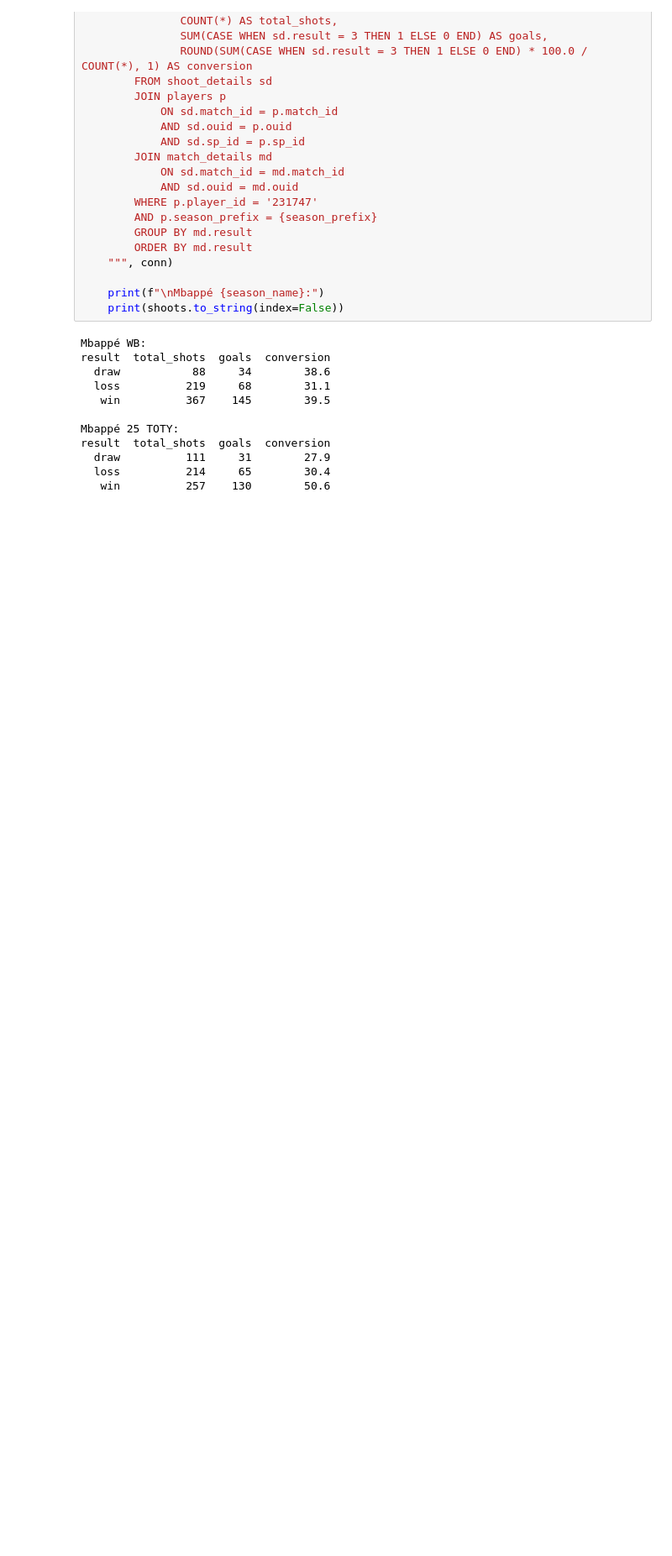
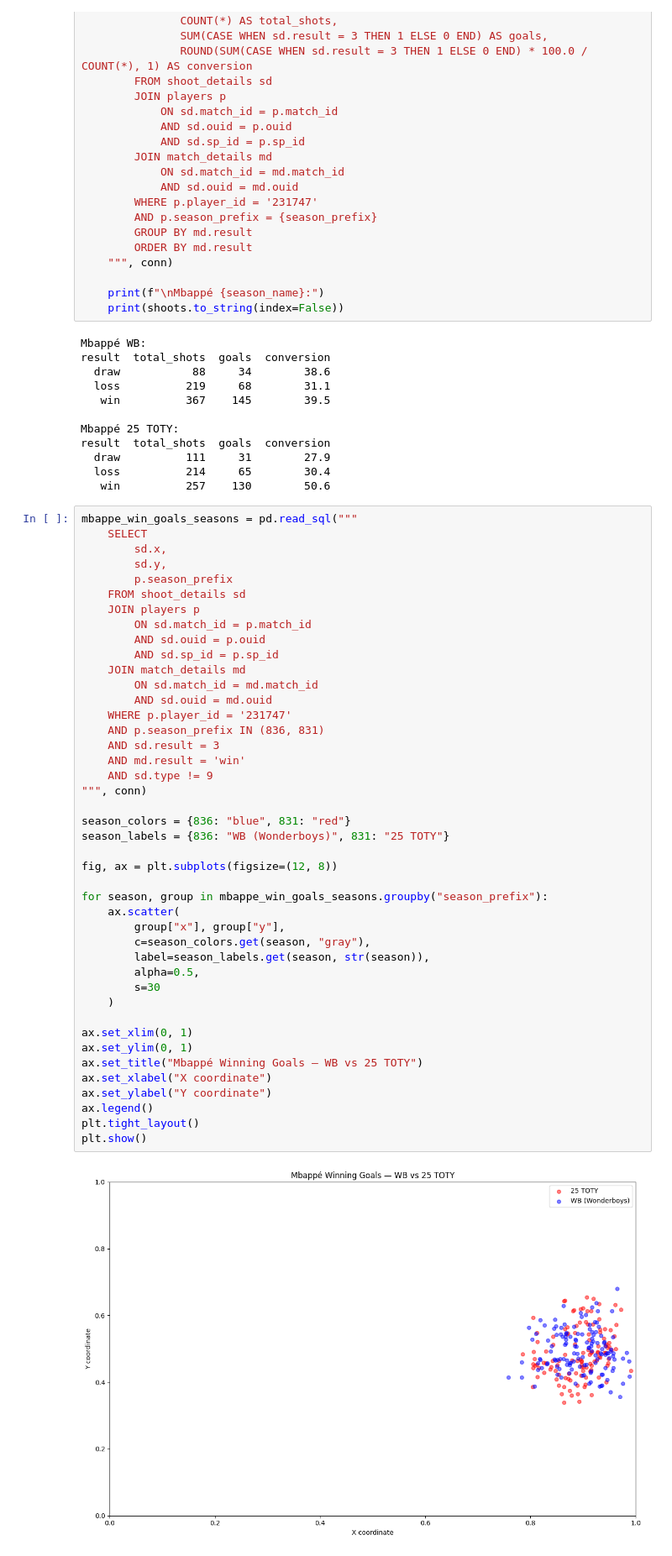
Before and after one commit to rubyoobeen/fc-matchmaking-analysis, a Jupyter notebook: notebooks/eda.ipynb, the cells around one changed output. Shown at 84% size. Saved outputs shown, nothing was run; the diff lists cells and outputs as text; blank space fills up the shorter version.

```diff
--- a/notebooks/eda.ipynb
+++ b/notebooks/eda.ipynb
@@ -1220,3 +1101,48 @@ result  total_shots  goals  conversion
   draw          111     31        27.9
   loss          214     65        30.4
    win          257    130        50.6
+# %%
+mbappe_win_goals_seasons = pd.read_sql("""
+    SELECT
+        sd.x,
+        sd.y,
+        p.season_prefix
+    FROM shoot_details sd
+    JOIN players p
+        ON sd.match_id = p.match_id
+        AND sd.ouid = p.ouid
+        AND sd.sp_id = p.sp_id
+    JOIN match_details md
+        ON sd.match_id = md.match_id
+        AND sd.ouid = md.ouid
+    WHERE p.player_id = '231747'
+    AND p.season_prefix IN (836, 831)
+    AND sd.result = 3
+    AND md.result = 'win'
+    AND sd.type != 9
+""", conn)
+
+season_colors = {836: "blue", 831: "red"}
+season_labels = {836: "WB (Wonderboys)", 831: "25 TOTY"}
+
+fig, ax = plt.subplots(figsize=(12, 8))
+
+for season, group in mbappe_win_goals_seasons.groupby("season_prefix"):
+    ax.scatter(
+        group["x"], group["y"],
+        c=season_colors.get(season, "gray"),
+        label=season_labels.get(season, str(season)),
+        alpha=0.5,
+        s=30
+    )
+
+ax.set_xlim(0, 1)
+ax.set_ylim(0, 1)
+ax.set_title("Mbappé Winning Goals — WB vs 25 TOTY")
+ax.set_xlabel("X coordinate")
+ax.set_ylabel("Y coordinate")
+ax.legend()
+plt.tight_layout()
+plt.show()
+# %% [output]
+[figure, added]
```
Also changed, not shown: parts of 10 cells of this notebook.
